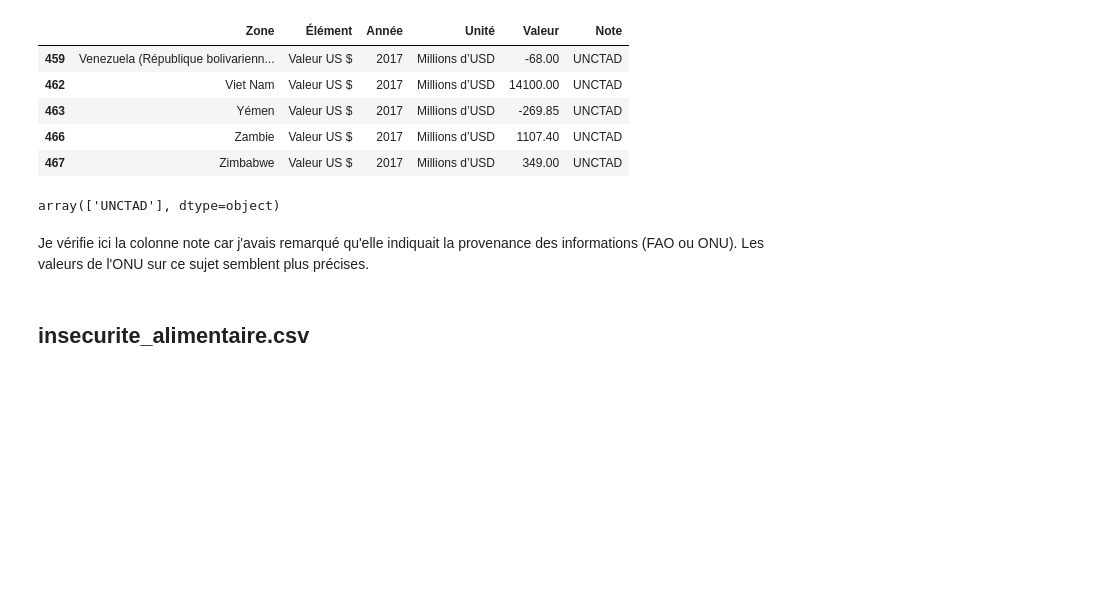
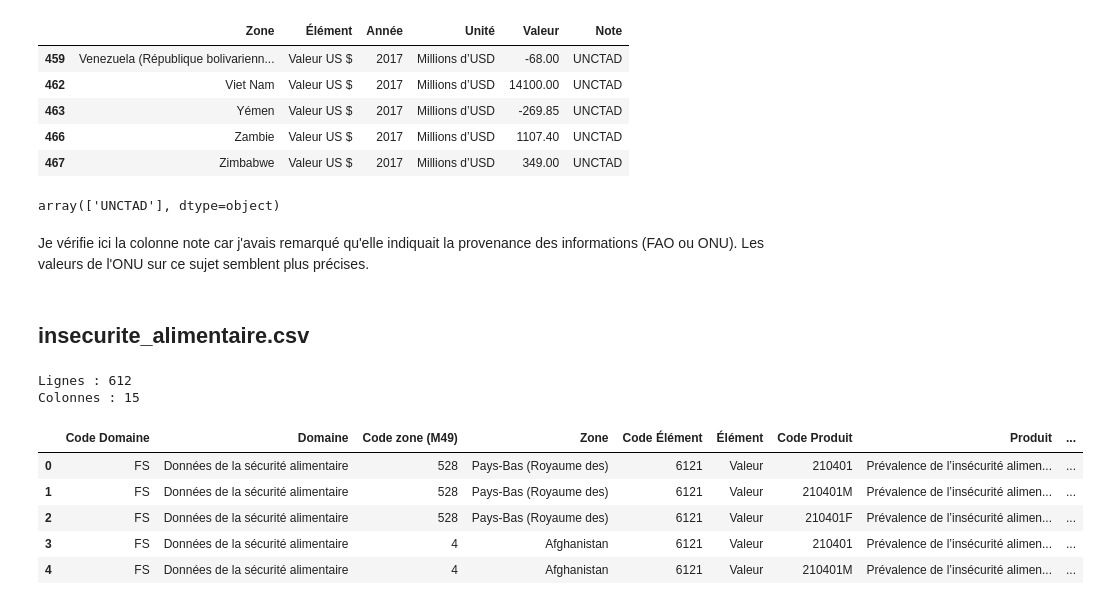
Before and after one commit to nepnederlander/the-singing-hen, a Jupyter notebook: preparation_nettoyage_analyse_exploratoire.ipynb, the cells around one changed output. Drawn from its saved outputs; the diff is of its cells as text; code cells hidden in the pictures; blank space fills up the shorter version.

```diff
--- a/preparation_nettoyage_analyse_exploratoire.ipynb
+++ b/preparation_nettoyage_analyse_exploratoire.ipynb
@@ -345,2 +360,17 @@ Je vérifie ici la colonne note car j'avais remarqué qu'elle indiquait la prove
 # %% [markdown]
 ## insecurite_alimentaire.csv
+# %%
+print(f'Lignes : {insecurite_alimentaire.shape[0]}')
+print(f'Colonnes : {insecurite_alimentaire.shape[1]}')
+# %% [output]
+Lignes : 612
+Colonnes : 15
+# %%
+insecurite_alimentaire.head()
+# %% [output]
+|  | Code Domaine | Domaine | Code zone (M49) | Zone | Code Élément | Élément | Code Produit | Produit | ... |
+| 0 | FS | Données de la sécurité alimentaire | 528 | Pays-Bas (Royaume des) | 6121 | Valeur | 210401 | Prévalence de l’insécurité alimen... | ... |
+| 1 | FS | Données de la sécurité alimentaire | 528 | Pays-Bas (Royaume des) | 6121 | Valeur | 210401M | Prévalence de l’insécurité alimen... | ... |
+| 2 | FS | Données de la sécurité alimentaire | 528 | Pays-Bas (Royaume des) | 6121 | Valeur | 210401F | Prévalence de l’insécurité alimen... | ... |
+| 3 | FS | Données de la sécurité alimentaire | 4 | Afghanistan | 6121 | Valeur | 210401 | Prévalence de l’insécurité alimen... | ... |
+| 4 | FS | Données de la sécurité alimentaire | 4 | Afghanistan | 6121 | Valeur | 210401M | Prévalence de l’insécurité alimen... | ... |
```
Also changed, not shown: parts of 31 cells of this notebook.
